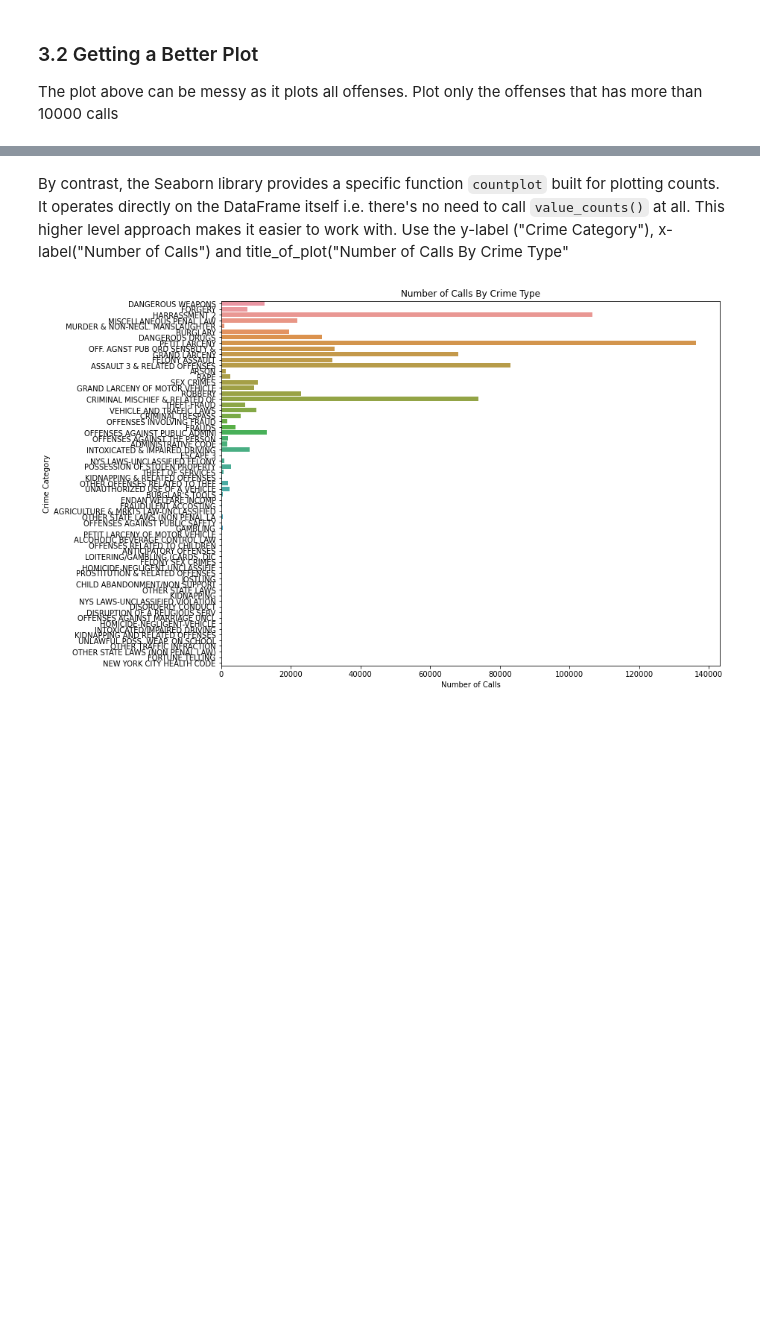
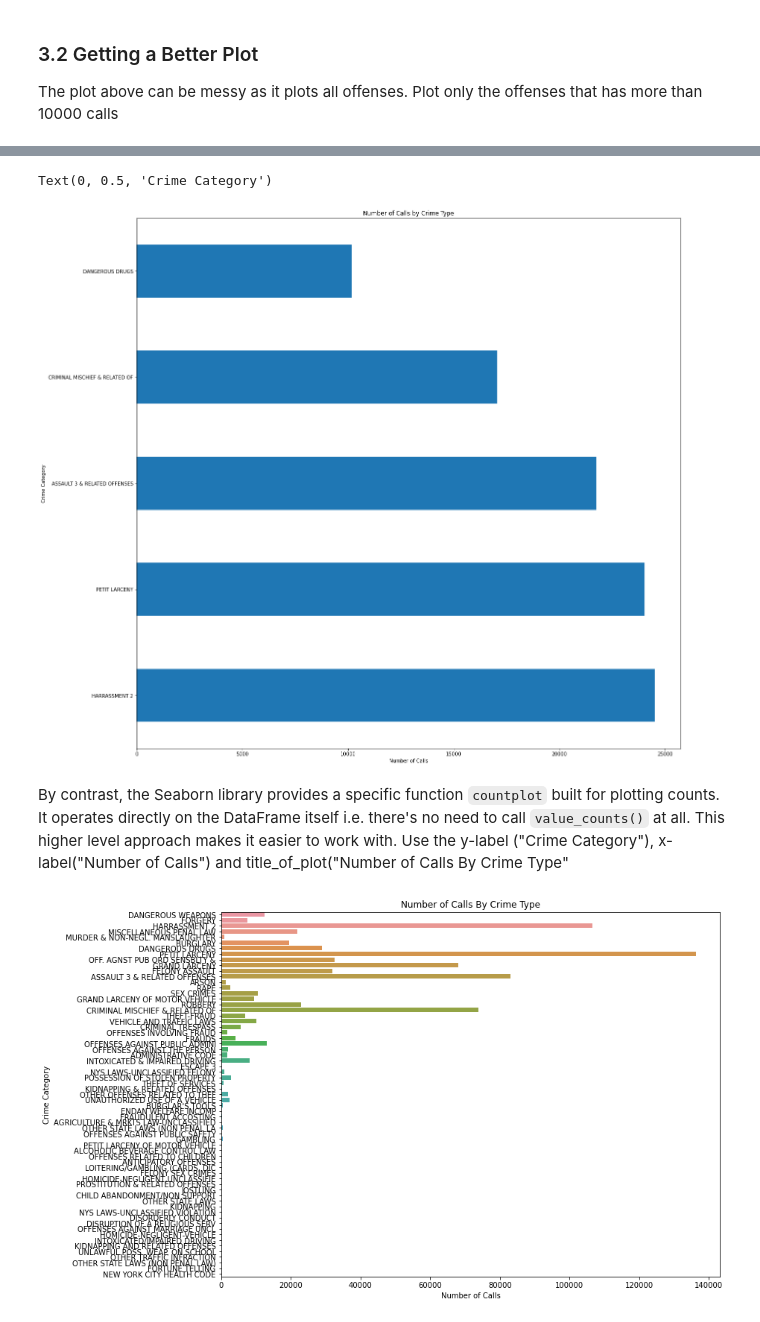
Before and after one commit to aarif-razak/cs439Work, a Jupyter notebook: Lab3/Release Lab 3 - Exploratory Data Analysis - V2.ipynb, the cells around one changed output, grey strips where cells are left out. Cells and saved outputs as stored; diff of their text form; code cells hidden in the pictures; blank space fills up the shorter version.

```diff
--- a/Lab3/Release Lab 3 - Exploratory Data Analysis - V2.ipynb
+++ b/Lab3/Release Lab 3 - Exploratory Data Analysis - V2.ipynb
@@ -451,3 +459,23 @@ The plot above can be messy as it plots all offenses. Plot only the offenses tha
+# %%
+### BEGIN SOLUTION
+
+#nlargest will return the 5 rows that have over 10,000 calls (as seen from 2.5)
+
+#modify the original DF
+df1 = pd.DataFrame(data = bronxAllCrimes.nlargest()) #
+
+
+ax = df1.plot.barh(figsize=(10,10), legend = False)
+ax.set_title("Number of Calls by Crime Type")
+ax.set_xlabel("Number of Calls")
+ax.set_ylabel("Crime Category")
+
+
+
+### END SOLUTION
+# %% [output]
+Text(0, 0.5, 'Crime Category')
+[figure, added]
 # %% [markdown]
 By contrast, the Seaborn library provides a specific function `countplot` built for plotting counts. It operates directly on the DataFrame itself i.e. there's no need to call `value_counts()` at all. This higher level approach makes it easier to work with. Use the y-label ("Crime Category"), x-label("Number of Calls") and title_of_plot("Number of Calls By Crime Type"
 # %%
```
Also changed, not shown: parts of 5 cells of this notebook.
